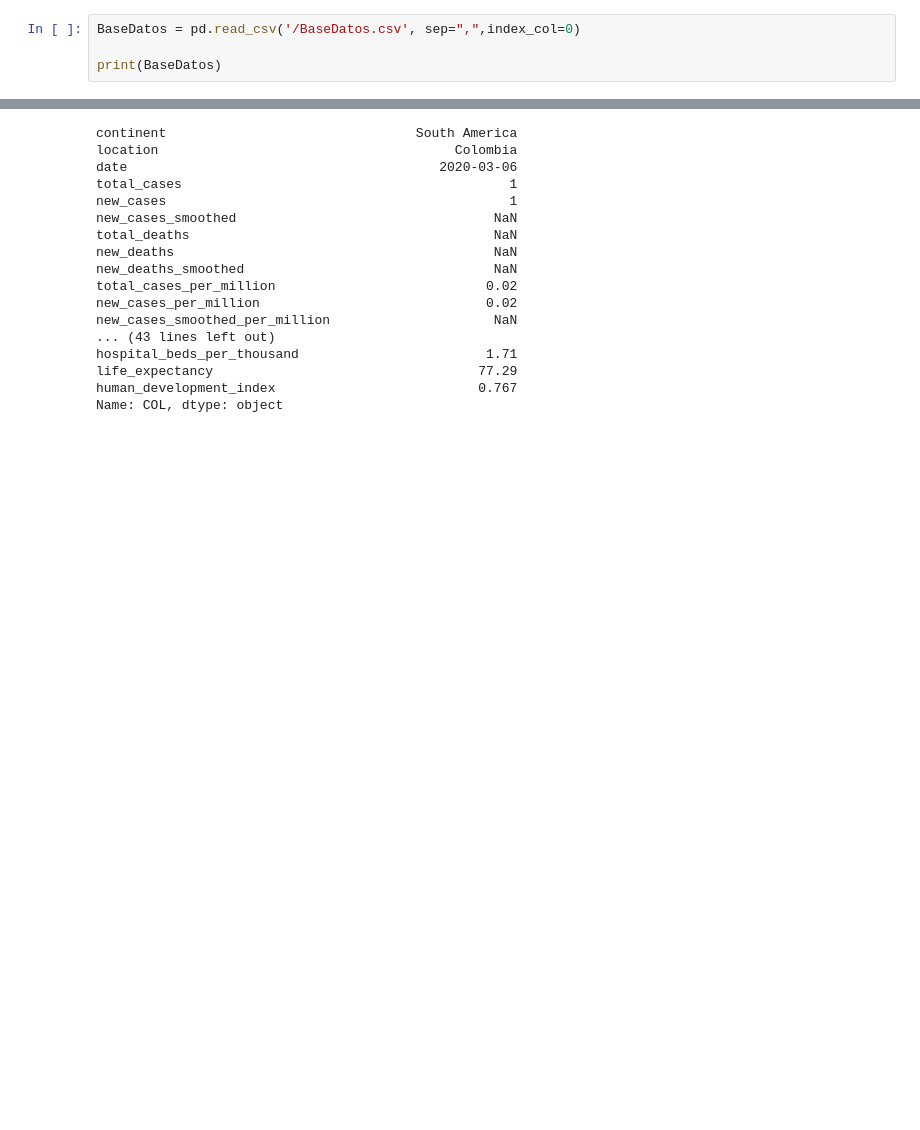
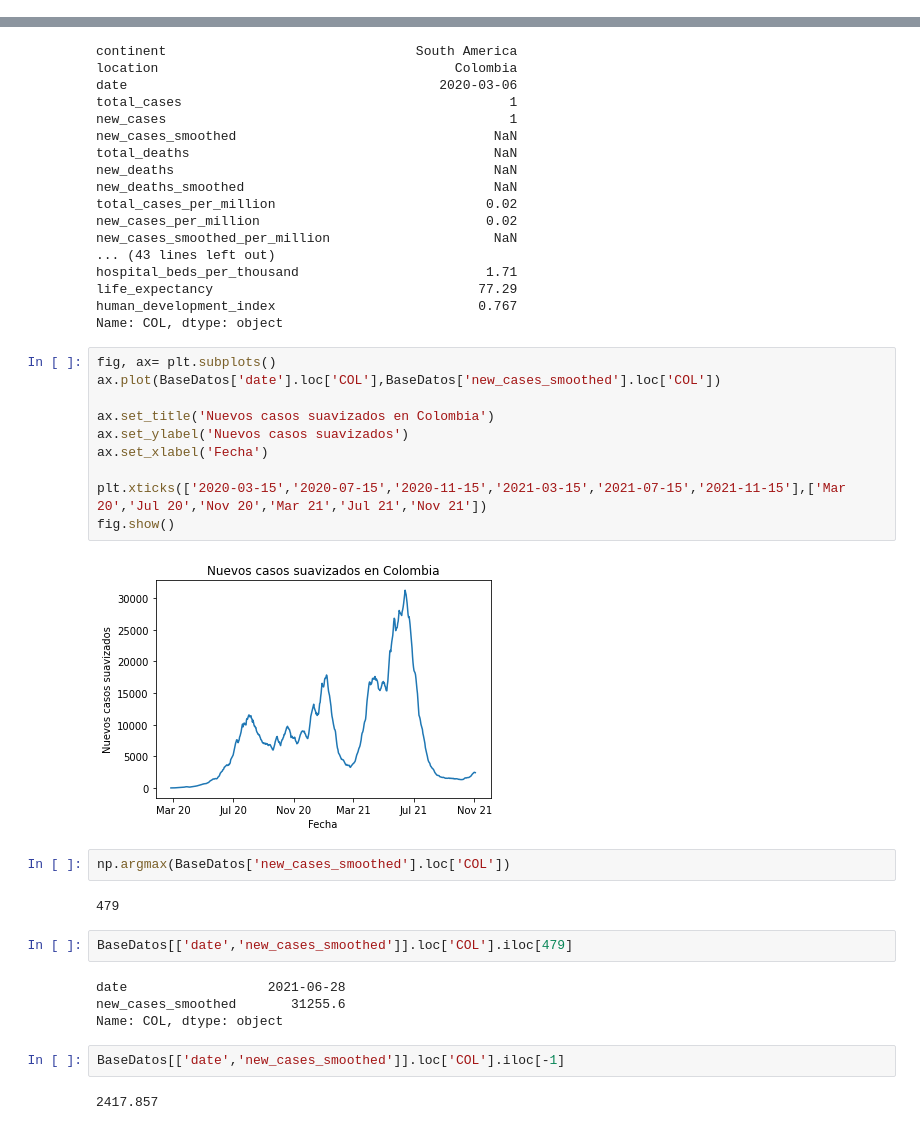
Before and after one commit to davidmorme/Universidad, a Jupyter notebook: Seminario Proyecto de Grado/Base_de_datos_Covid.ipynb, the cells around one changed output, grey strips where cells are left out. Saved outputs shown, nothing was run; the diff lists cells and outputs as text; blank space fills up the shorter version.

Commit message:
Agregada actualización automática mediante link, y análisis de Colombia

```diff
--- a/Seminario Proyecto de Grado/Base_de_datos_Covid.ipynb
+++ b/Seminario Proyecto de Grado/Base_de_datos_Covid.ipynb
@@ -13,7 +35,3 @@ BaseDatos2 = pd.read_csv('BaseDatos.csv', sep=",")
 
 print(BaseDatos)
 #[68106 rows x 58 columns]
-# %%
-BaseDatos = pd.read_csv('/BaseDatos.csv', sep=",",index_col=0)
-
-print(BaseDatos)
@@ -1257,3 +1259,29 @@ hospital_beds_per_thousand                        1.71
 life_expectancy                                  77.29
 human_development_index                          0.767
 Name: COL, dtype: object
+# %%
+fig, ax= plt.subplots()
+ax.plot(BaseDatos['date'].loc['COL'],BaseDatos['new_cases_smoothed'].loc['COL'])
+
+ax.set_title('Nuevos casos suavizados en Colombia')
+ax.set_ylabel('Nuevos casos suavizados')
+ax.set_xlabel('Fecha')
+
+plt.xticks(['2020-03-15','2020-07-15','2020-11-15','2021-03-15','2021-07-15','2021-11-15'],['Mar 20','Jul 20','Nov 20','Mar 21','Jul 21','Nov 21'])
+fig.show()
+# %% [output]
+[figure, added]
+# %%
+np.argmax(BaseDatos['new_cases_smoothed'].loc['COL'])
+# %% [output]
+479
+# %%
+BaseDatos[['date','new_cases_smoothed']].loc['COL'].iloc[479]
+# %% [output]
+date                  2021-06-28
+new_cases_smoothed       31255.6
+Name: COL, dtype: object
+# %%
+BaseDatos[['date','new_cases_smoothed']].loc['COL'].iloc[-1]
+# %% [output]
+2417.857
```
Also changed, not shown: parts of 5 cells of this notebook.
